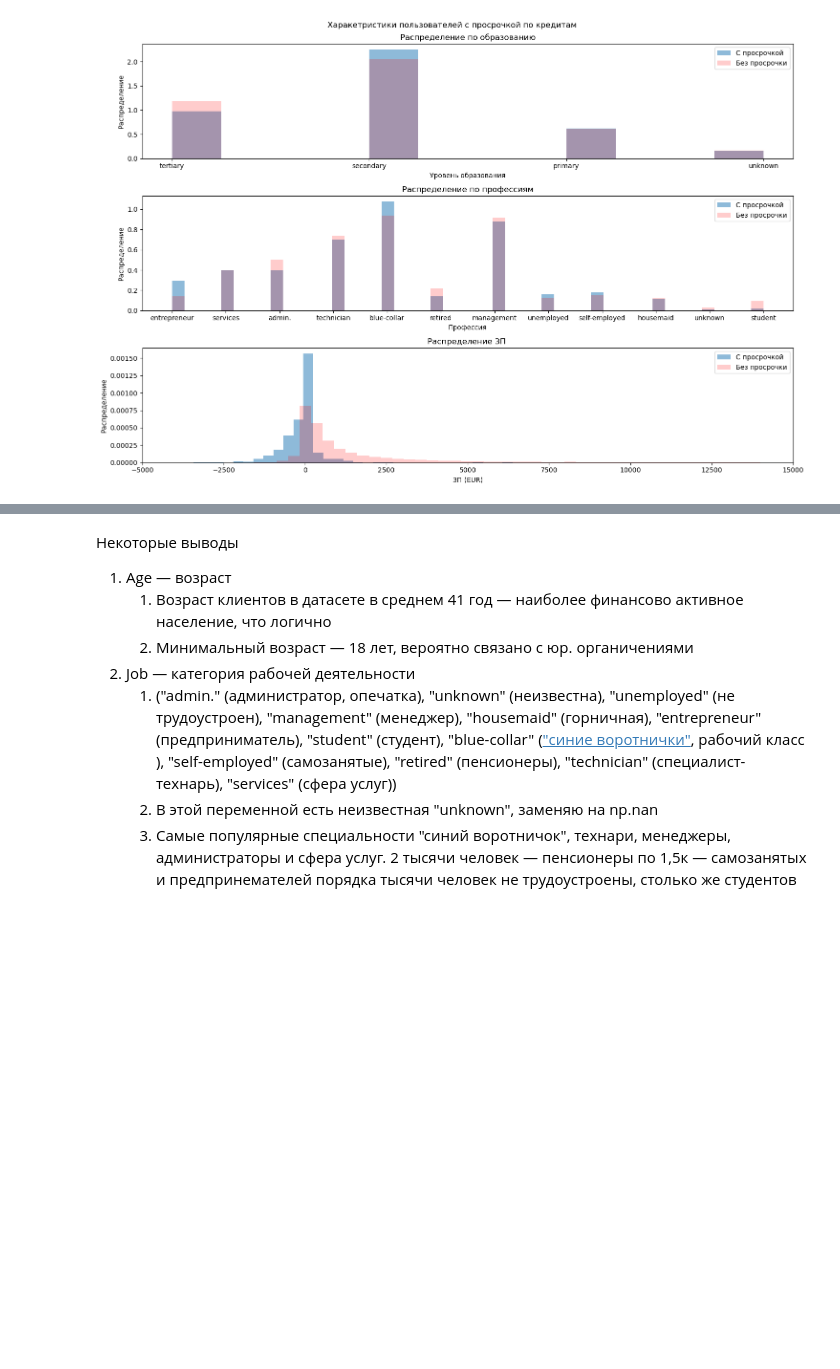
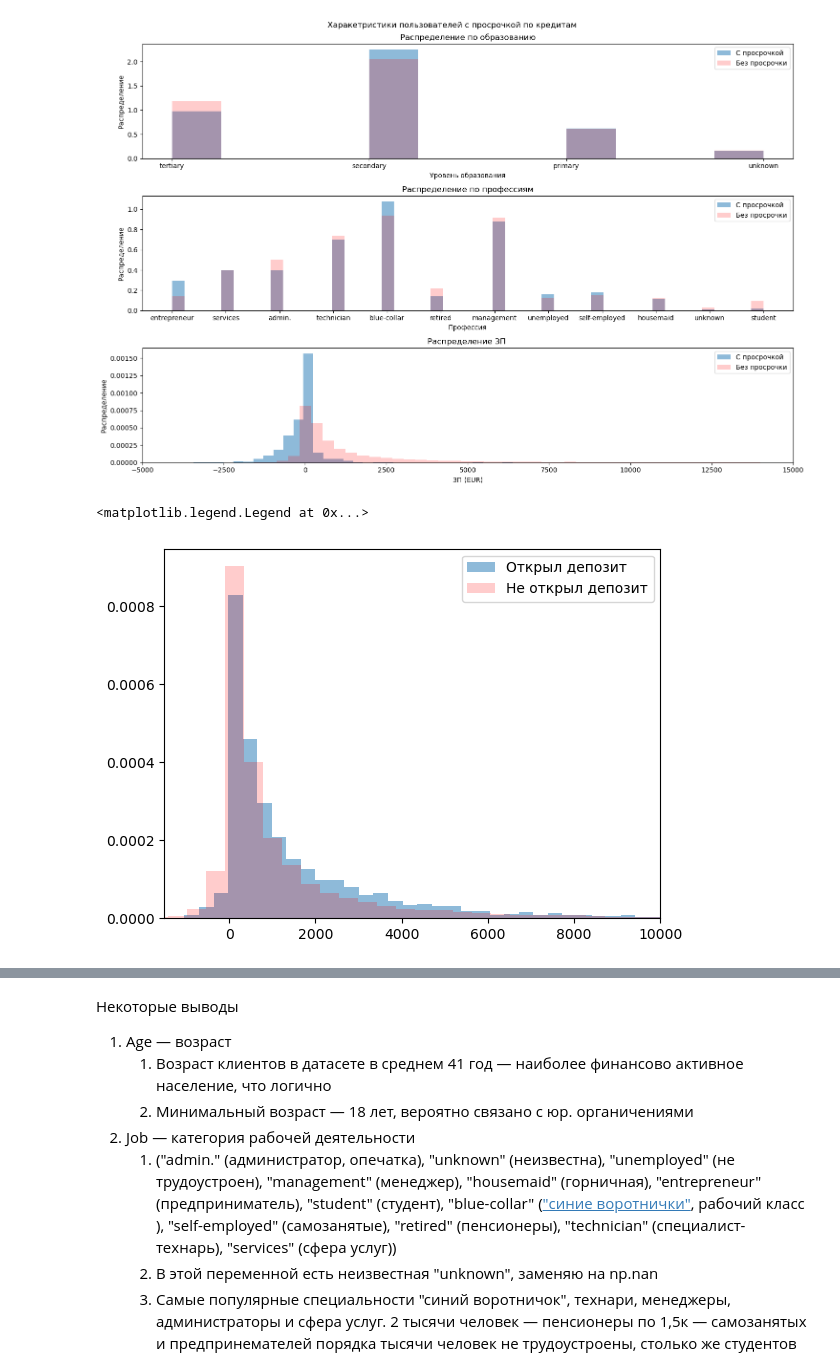
Before and after one commit to PieceOfBulka/gp_4, a Jupyter notebook: part_2.ipynb, the cells around one changed output, grey strips where cells are left out. Drawn from its saved outputs; the diff is of its cells as text; code cells hidden in the pictures; blank space fills up the shorter version.

Commit message:
U-MU and bootstrap for hyp: balance greater for y=1

```diff
--- a/part_2.ipynb
+++ b/part_2.ipynb
@@ -129,3 +129,15 @@ plt.tight_layout()
 plt.show()
 # %% [output]
 [figure]
+# %%
+plt.hist(df[df['y'] == 'yes']['balance'], bins=250, alpha=0.5, density=True, label='Открыл депозит')
+plt.hist(df[df['y'] == 'no']['balance'], bins=250, alpha=0.2, density=True, color='red', label='Не открыл депозит')
+plt.xlim((-1500, 10000))
+plt.legend()
+
+# plt.set_title('Распределение по образованию')
+# plt.set_xlabel('Уровень образования')
+# plt.set_ylabel('Распределение')
+# %% [output]
+<matplotlib.legend.Legend at 0x...>
+[figure, added]
```
Also changed, not shown: parts of 11 cells of this notebook.
